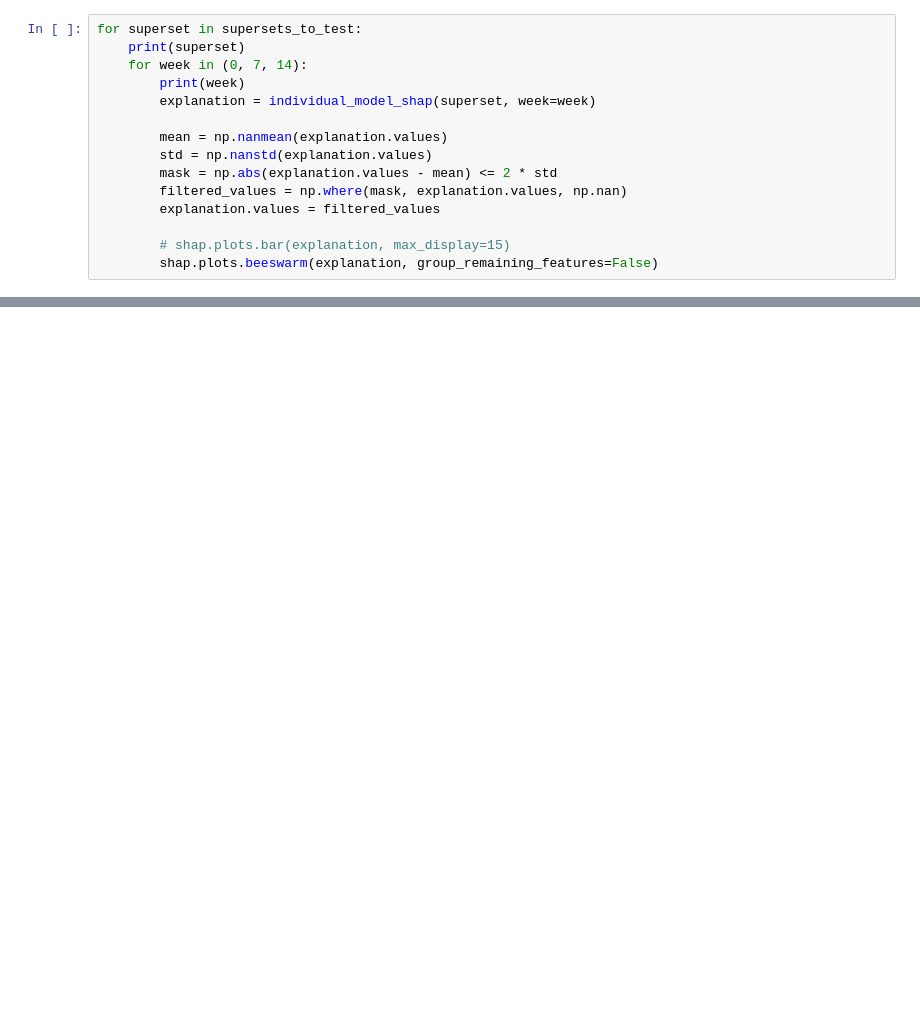
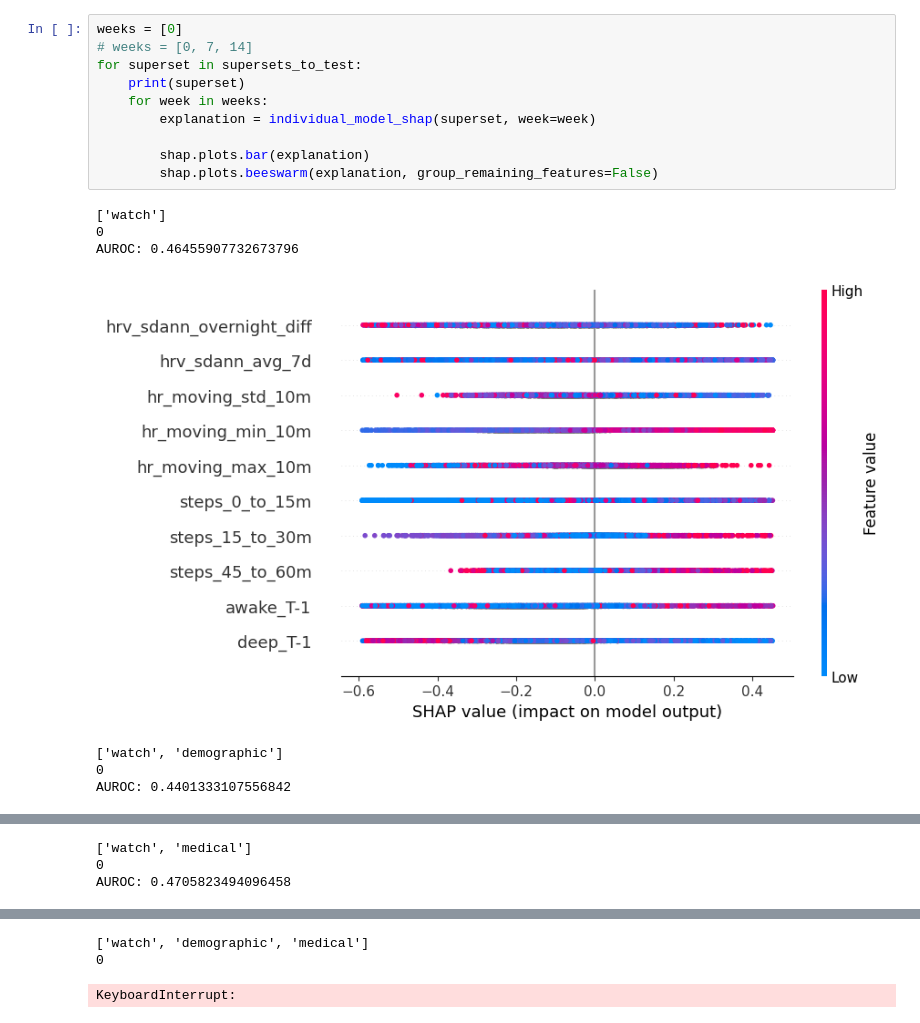
Before and after one commit to lab-heal/pistachio, a Jupyter notebook: eval_shap.ipynb, the cells around one changed output, grey strips where cells are left out. Cells and saved outputs as stored; diff of their text form; blank space fills up the shorter version.

```diff
--- a/eval_shap.ipynb
+++ b/eval_shap.ipynb
@@ -194,17 +170,20 @@ def individual_model_shap(supersets: list[str], week: int) -> shap.Explanation:
     )
     return exp
 # %%
+weeks = [0]
+# weeks = [0, 7, 14]
 for superset in supersets_to_test:
     print(superset)
-    for week in (0, 7, 14):
-        print(week)
+    for week in weeks:
         explanation = individual_model_shap(superset, week=week)
 
-        mean = np.nanmean(explanation.values)
-        std = np.nanstd(explanation.values)
-        mask = np.abs(explanation.values - mean) <= 2 * std
-        filtered_values = np.where(mask, explanation.values, np.nan)
-        explanation.values = filtered_values
-
-        # shap.plots.bar(explanation, max_display=15)
+        shap.plots.bar(explanation)
         shap.plots.beeswarm(explanation, group_remaining_features=False)
+# %% [output]
+['watch']
+0
+AUROC: 0.46455907732673796
+[figure, added]
+['watch', 'demographic']
+0
+AUROC: 0.4401333107556842
@@ -210,0 +191,3 @@ for superset in supersets_to_test:
+['watch', 'medical']
+0
+AUROC: 0.4705823494096458
@@ -210,0 +195,3 @@ for superset in supersets_to_test:
+['watch', 'demographic', 'medical']
+0
+KeyboardInterrupt:
```
Also changed, not shown: parts of 4 cells of this notebook, 2 other files.
